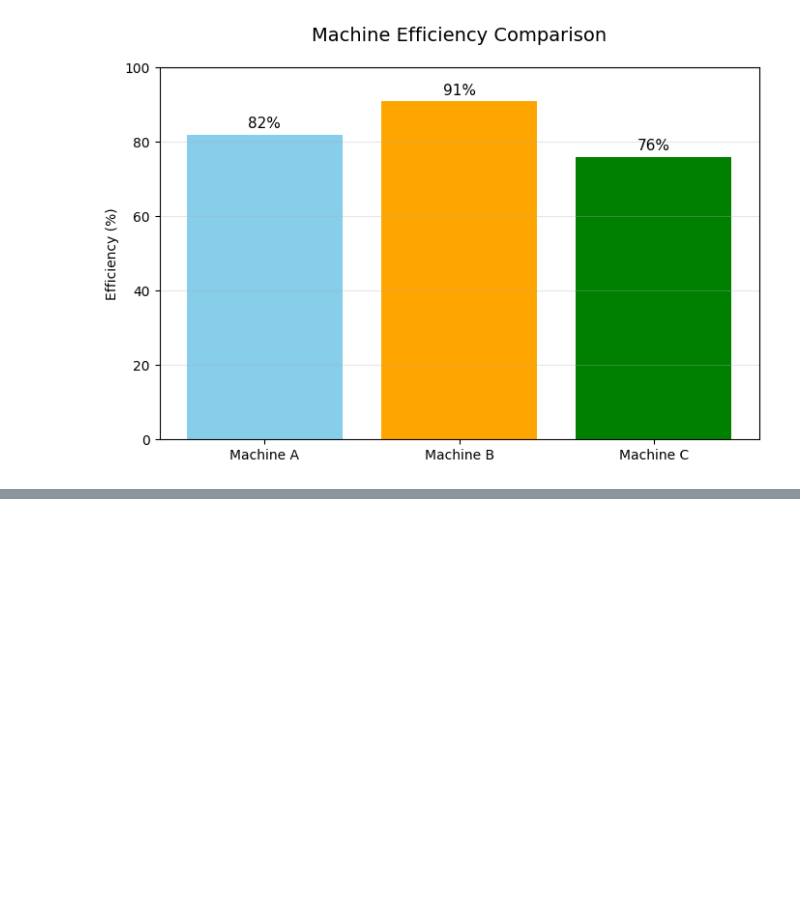
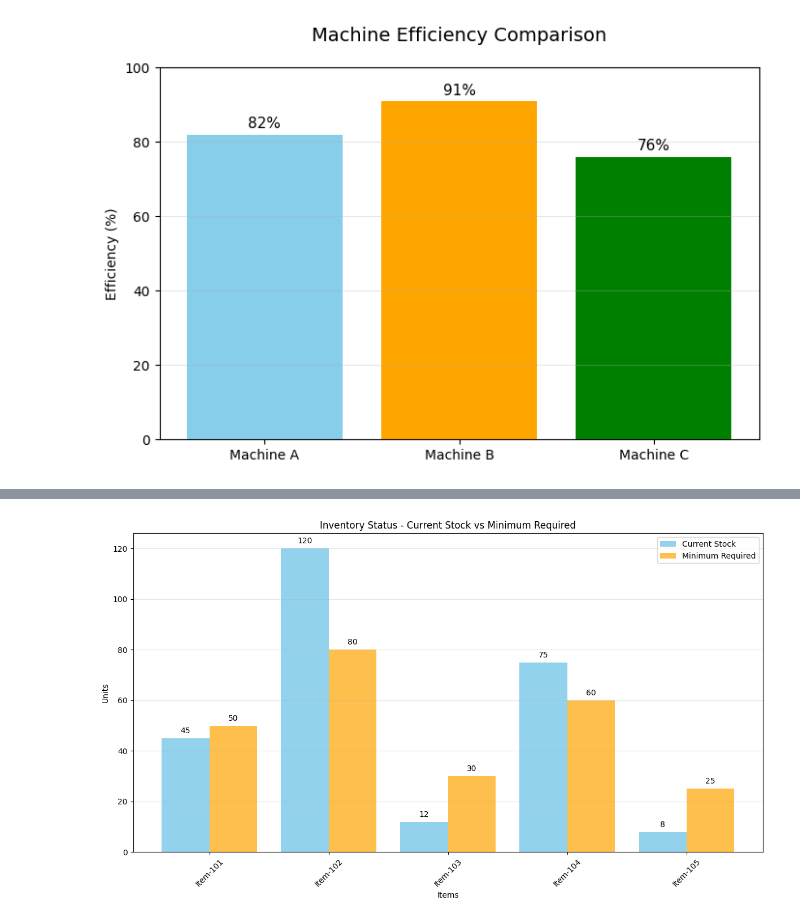
Before and after one commit to VeliCanDCFL/jupyter-practice, a Jupyter notebook: my_first_notebook.ipynb, the cells around one changed output, grey strips where cells are left out. Drawn from its saved outputs; the diff is of its cells as text; code cells hidden in the pictures; blank space fills up the shorter version.

```diff
--- a/my_first_notebook.ipynb
+++ b/my_first_notebook.ipynb
@@ -54,0 +256,81 @@ plt.show()
+# %%
+from typing import Dict
+import matplotlib.pyplot as plt
+
+def inventory_analyzer(inventory: Dict[str, Dict]) -> None:
+    """Analyze inventory status and create visualization."""
+    need_reorder = 0
+    total_stock = 0.0
+
+    print("=== Inventory Analysis Report ===\n")
+
+    # Analysis
+    for item, info in inventory.items():
+        stock = info["stock"]
+        min_required = info["min_required"]
+        total_stock += stock
+
+        if stock < min_required:
+            status = "Critical"
+            need_reorder += 1
+        elif stock < min_required * 1.5:
+            status = "Low"
+        else:
+            status = "Healthy"
+
+        print(f"{item:10} | Stock: {stock:3} | Min Required: {min_required:3} | {status}")
+
+    avg_stock = total_stock / len(inventory)
+
+    print("\n" + "="*55)
+    print("SUMMARY")
+    print(f"Total Items              : {len(inventory)}")
+    print(f"Average Stock Level      : {avg_stock:.1f}")
+    print(f"Items Need Reorder       : {need_reorder}")
+    print("="*55)
+
+inventory = {
+"Item-101": {"stock": 45, "min_required": 50},
+"Item-102": {"stock": 120, "min_required": 80},
+"Item-103": {"stock": 12, "min_required": 30},
+"Item-104": {"stock": 75, "min_required": 60},
+"Item-105": {"stock": 8,  "min_required": 25}
+}
+
+
+def plot_inventory(inventory: Dict[str, Dict]) -> None:
+    """Create bar chart comparing current stock vs minimum required."""
+    items = list(inventory.keys())
+    stock = [info["stock"] for info in inventory.values()]
+    min_req = [info["min_required"] for info in inventory.values()]
+
+    x = range(len(items))   # positions on x-axis
+
+    plt.figure(figsize=(12, 7))
+
+    plt.bar(x, stock, width=0.4, label='Current Stock', color='skyblue', alpha=0.9)
+    plt.bar([i + 0.4 for i in x], min_req, width=0.4, label='Minimum Required', color='orange', alpha=0.7)
+
+    plt.xlabel('Items')
+    plt.ylabel('Units')
+    plt.title('Inventory Status - Current Stock vs Minimum Required')
+    plt.xticks([i + 0.2 for i in x], items, rotation=45)
+    plt.legend()
+    plt.grid(axis='y', alpha=0.3)
+
+    # Add value labels
+    for i in range(len(items)):
+        plt.text(i, stock[i] + 2, str(stock[i]), ha='center')
+        plt.text(i + 0.4, min_req[i] + 2, str(min_req[i]), ha='center')
+
+    plt.tight_layout()
+    plt.show()
+
+
+
+
+
+
+inventory_analyzer(inventory)
+plot_inventory(inventory)
+# %% [output]
@@ -54,0 +351 @@ plt.show()
+[figure, added]
```
Also changed, not shown: parts of 7 cells of this notebook.
